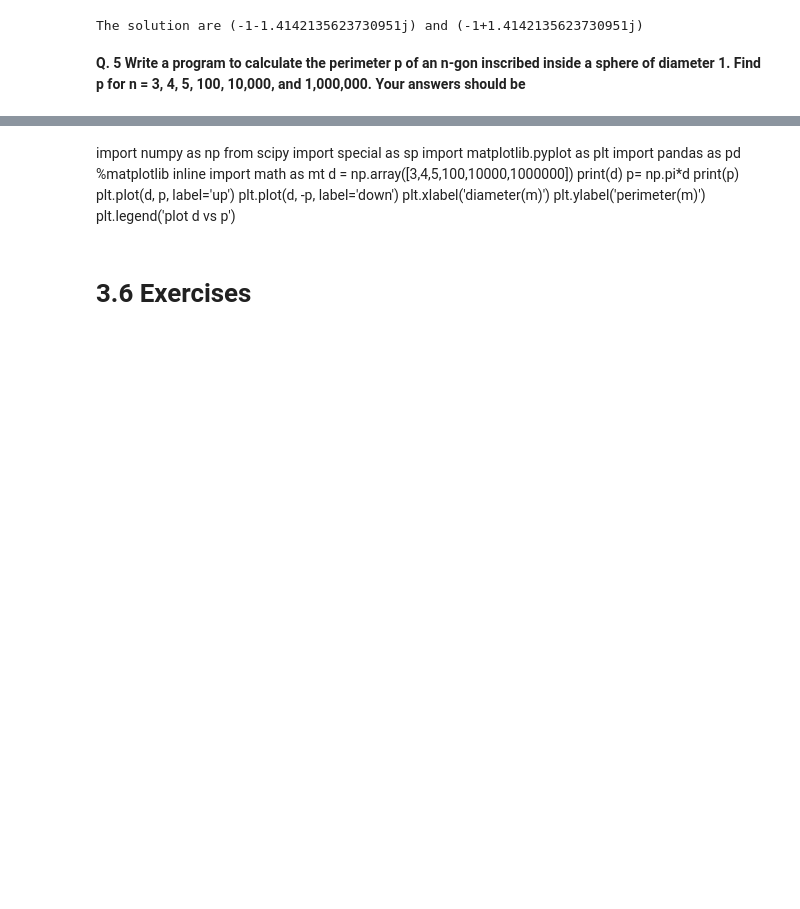
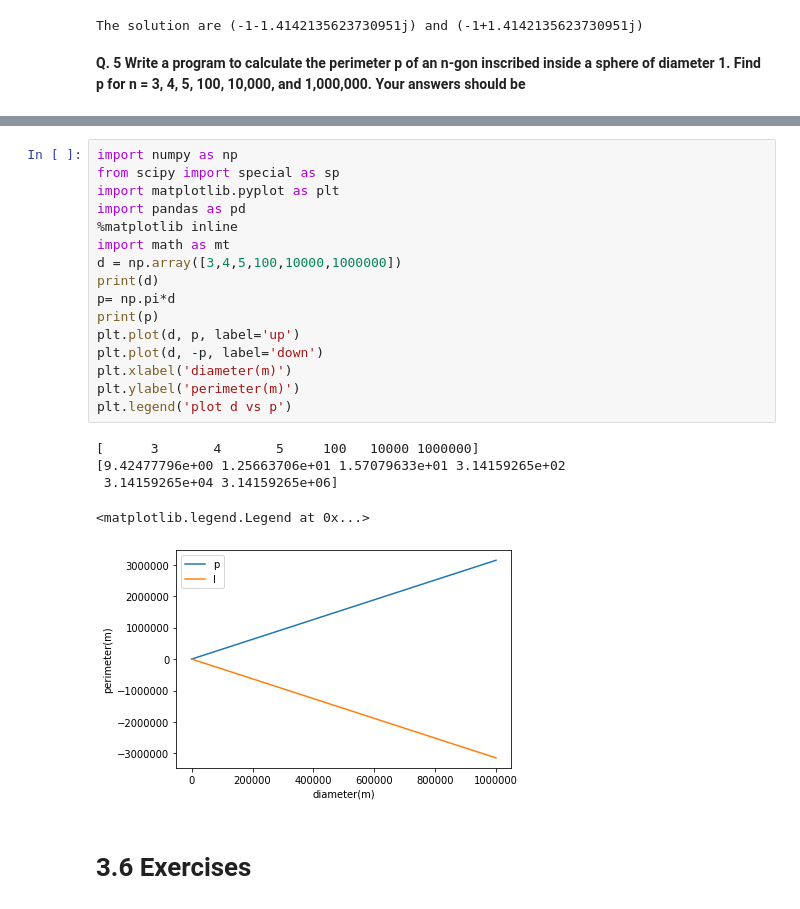
Before and after one commit to Devendra20-20/Computing, a Jupyter notebook: Basic_Problems.ipynb, the cells around one changed output, grey strips where cells are left out. Drawn from its saved outputs; the diff is of its cells as text; blank space fills up the shorter version.

```diff
--- a/Basic_Problems.ipynb
+++ b/Basic_Problems.ipynb
@@ -131,22 +133,28 @@ The solution are (-1-1.4142135623730951j) and (-1+1.4142135623730951j)
 **Q. 5 Write a program to calculate the perimeter p of an n-gon inscribed inside a sphere of diameter 1. Find p for n = 3, 4, 5, 100, 10,000, and 1,000,000. Your answers should be**
 # %% [markdown]
 ![img](5.png)
-# %% [markdown]
-import numpy as np
-from scipy import special as sp
-import matplotlib.pyplot as plt
-import pandas as pd
-%matplotlib inline
-import math as mt
-d = np.array([3,4,5,100,10000,1000000])
-print(d)
-p= np.pi*d
-print(p)
-plt.plot(d, p, label='up')
-plt.plot(d, -p, label='down')
-plt.xlabel('diameter(m)')
-plt.ylabel('perimeter(m)')
-plt.legend('plot d vs p')
+# %%
+import numpy as np
+from scipy import special as sp
+import matplotlib.pyplot as plt
+import pandas as pd
+%matplotlib inline
+import math as mt
+d = np.array([3,4,5,100,10000,1000000])
+print(d)
+p= np.pi*d
+print(p)
+plt.plot(d, p, label='up')
+plt.plot(d, -p, label='down')
+plt.xlabel('diameter(m)')
+plt.ylabel('perimeter(m)')
+plt.legend('plot d vs p')
+# %% [output]
+[      3       4       5     100   10000 1000000]
+[9.42477796e+00 1.25663706e+01 1.57079633e+01 3.14159265e+02
+ 3.14159265e+04 3.14159265e+06]
+<matplotlib.legend.Legend at 0x...>
+[figure, added]
 # %% [markdown]
 # 3.6 Exercises
 # %% [markdown]
```
Also changed, not shown: parts of 2 cells of this notebook.
